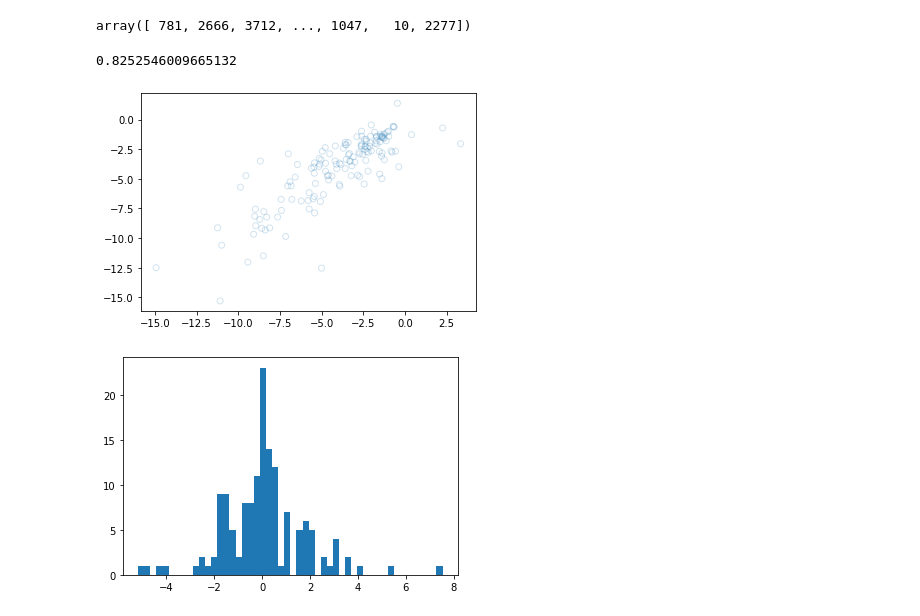
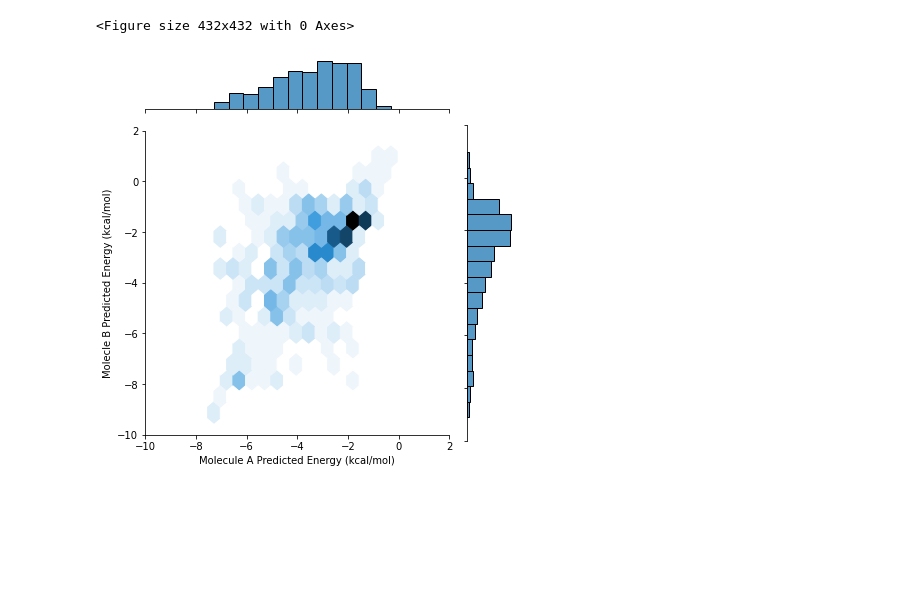
Before and after one commit to jessebmurray/torchani, a Jupyter notebook: preds.ipynb, the cells around one changed output. Saved outputs shown, nothing was run; the diff lists cells and outputs as text; code cells hidden in the pictures; blank space fills up the shorter version.

```diff
--- a/preds.ipynb
+++ b/preds.ipynb
@@ -31,2 +153,2 @@ validloader = nci.get_data_loader(validation, batch_size=1, shuffle=False)
 # %%
-ids, true, preds = nci.get_predictions(validloader, model, AEVC, device)
+identifiers_gen, true_gen, predictions_gen = nci.get_predictions(validloader, model, AEVC, device)
@@ -64,2 +154,0 @@ validloader = nci.get_data_loader(validation, batch_size=1, shuffle=False)
-# %%
-identifiers_gen, true_gen, predictions_gen = nci.get_predictions(dataloader, model, AEVC, device)
@@ -113,4 +157,0 @@ data[0]
-# %%
-identifiers_valid
-# %% [output]
-array([ 781, 2666, 3712, ..., 1047,   10, 2277])
@@ -120,6 +158,13 @@ pair2_valid = np.array(selected_preds[1::2])
-# %%
-nci.analyze_pairs(pair1_valid, pair2_valid)
-# %% [output]
-0.8252546009665132
-[figure, removed]
-[figure, removed]
+# %%
+plt.figure(figsize=(6, 6))
+sns.jointplot(x=pair1_gen, y=pair2_gen, kind='hex')
+plt.xlabel('Molecule A Predicted Energy (kcal/mol)')
+plt.ylabel('Molecle B Predicted Energy (kcal/mol)')
+plt.xlim((-10, 2))
+plt.ylim((-10, 2))
+plt.gca().set_aspect('equal')
+plt.tight_layout()
+plt.savefig('images/left_right.png', dpi=300)
+# %% [output]
+<Figure size 432x432 with 0 Axes>
+[figure, added]
```
Also changed, not shown: parts of 60 cells of this notebook, 3 other files.
